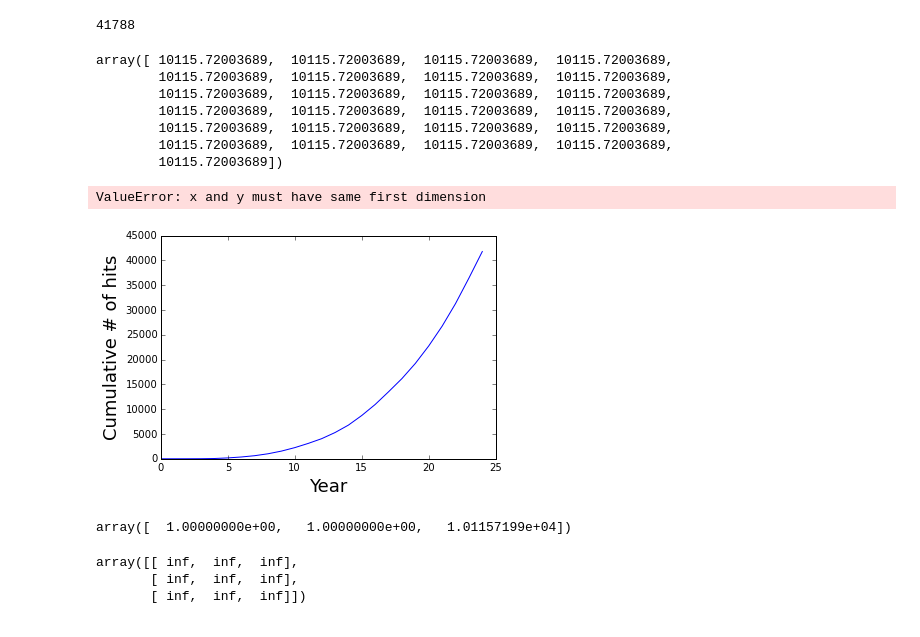
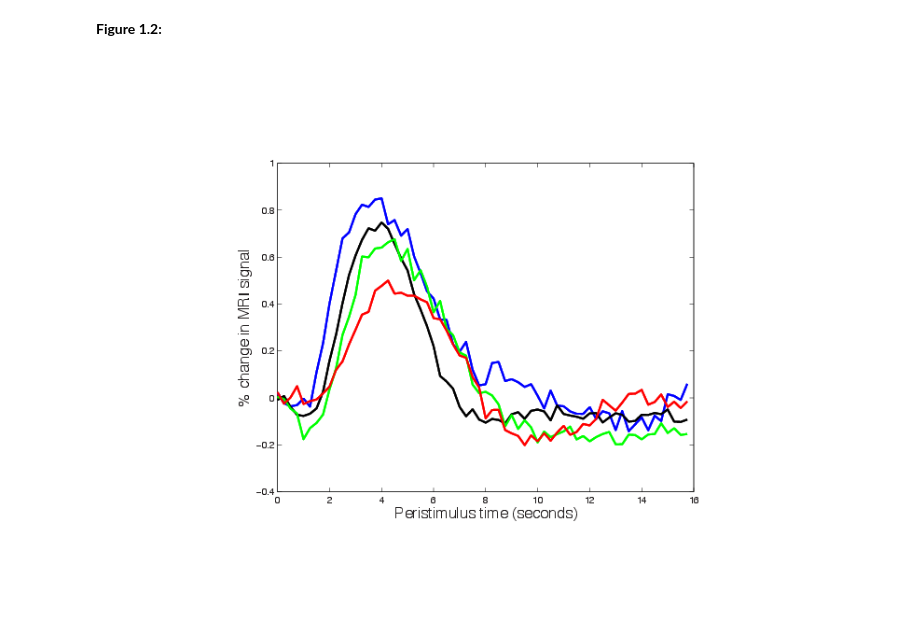
Before and after one commit to poldrack/fmri-handbook-2e-code, a Jupyter notebook: notebooks/Chapter1-Intro/Chapter1-Intro.ipynb, the cells around one changed output. Drawn from its saved outputs; the diff is of its cells as text; code cells hidden in the pictures.

```diff
--- a/notebooks/Chapter1-Intro/Chapter1-Intro.ipynb
+++ b/notebooks/Chapter1-Intro/Chapter1-Intro.ipynb
@@ -78,41 +60,6 @@ for i in range(len(nhits)):
-# %%
-import numpy
-numpy.sum(nhits)
-# %% [output]
-41788
-# %%
-popt, pcov =  curve_fit(expfunc, np.array(years), np.array(cumhits),p0=(1, 100, 1))
-expfunc(np.array(years), *popt)
-# %% [output]
-array([ 10115.72003689,  10115.72003689,  10115.72003689,  10115.72003689,
-        10115.72003689,  10115.72003689,  10115.72003689,  10115.72003689,
-        10115.72003689,  10115.72003689,  10115.72003689,  10115.72003689,
-        10115.72003689,  10115.72003689,  10115.72003689,  10115.72003689,
-        10115.72003689,  10115.72003689,  10115.72003689,  10115.72003689,
-        10115.72003689,  10115.72003689,  10115.72003689,  10115.72003689,
-        10115.72003689])
-# %%
-def expfunc(x, a, b, c):
-    return a * np.exp(-b * x) + c
-import numpy as np
-from scipy.optimize import curve_fit
-
-popt, pcov =  curve_fit(expfunc, range(len(years)), np.array(cumhits),p0=(1, 1e-6, 1))
-plt.plot(range(len(years)),cumhits)
-plt.xlabel('Year',fontsize=18)
-plt.ylabel('Cumulative # of hits',fontsize=18)
-
-plt.plot(range(len(years)), expfunc(range(len(years)), *popt), 'r-', label="Fitted Curve")
-# %% [output]
-ValueError: x and y must have same first dimension
-[figure, removed]
-# %%
-popt
-# %% [output]
-array([  1.00000000e+00,   1.00000000e+00,   1.01157199e+04])
-# %%
-pcov
-# %% [output]
-array([[ inf,  inf,  inf],
-       [ inf,  inf,  inf],
-       [ inf,  inf,  inf]])
+# %% [markdown]
+__Figure 1.2:__
+# %%
+WImage(filename=os.path.join(config.orig_figuredir,'Figure_1_2.pdf'))
+# %% [output]
+[figure, added]
```
Also changed, not shown: parts of 15 cells of this notebook.
